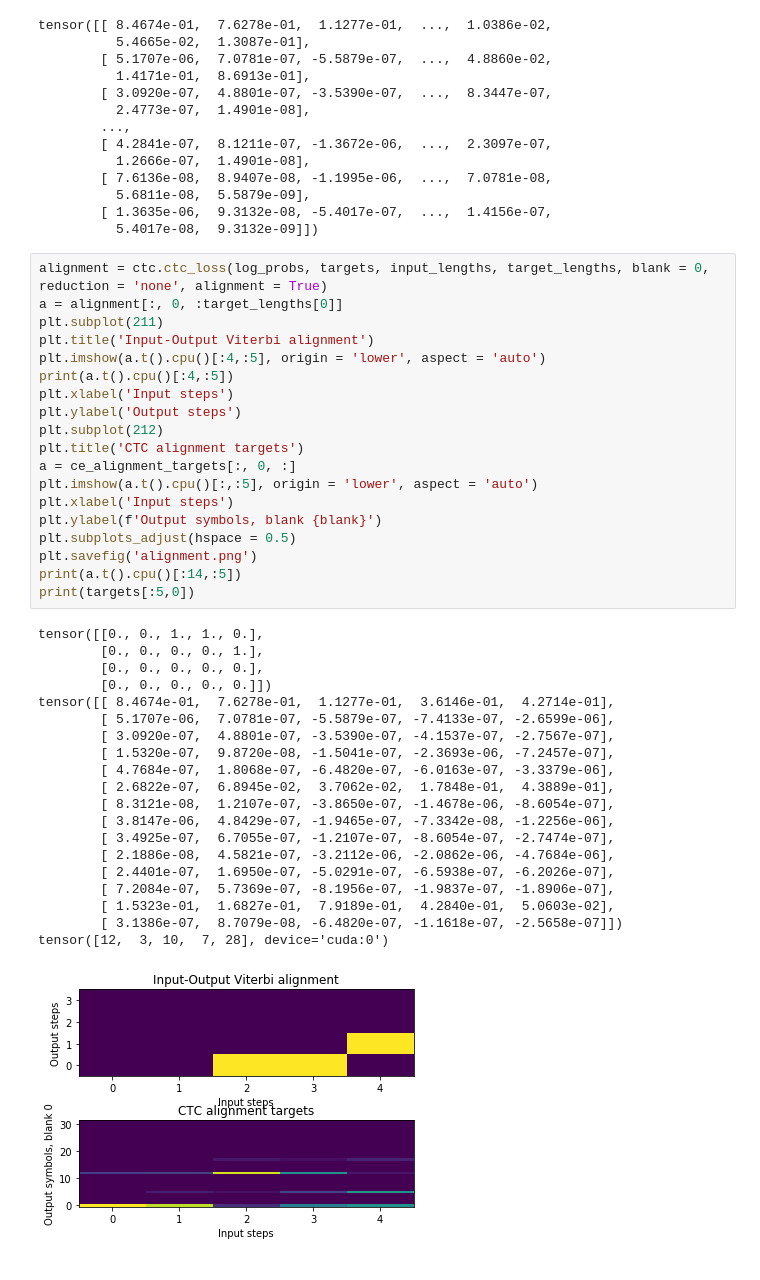
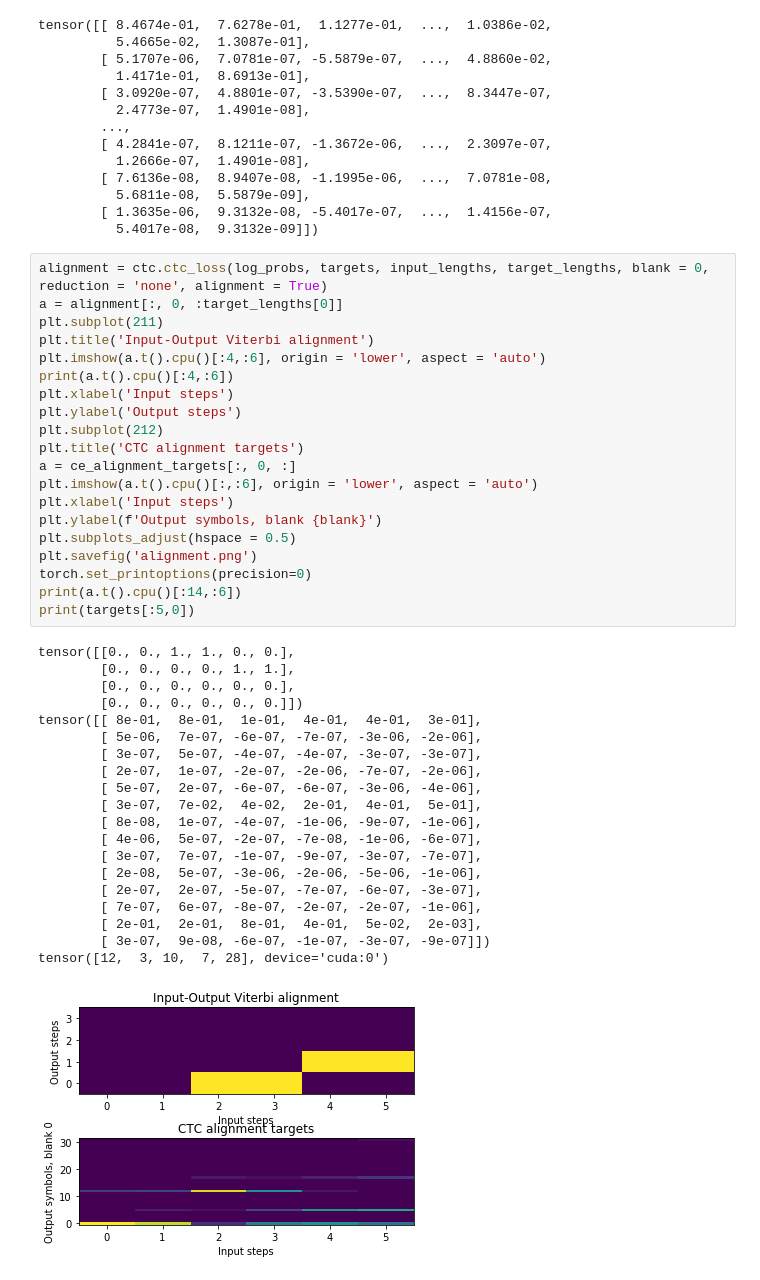
Before and after one commit to qoo/ctc, a Jupyter notebook: example.ipynb, the cells around one changed output. Drawn from its saved outputs; the diff is of its cells as text.

```diff
--- a/example.ipynb
+++ b/example.ipynb
@@ -155,40 +155,41 @@ tensor([[ 8.4674e-01,  7.6278e-01,  1.1277e-01,  ...,  1.0386e-02,
 # %%
 alignment = ctc.ctc_loss(log_probs, targets, input_lengths, target_lengths, blank = 0, reduction = 'none', alignment = True)
 a = alignment[:, 0, :target_lengths[0]]
 plt.subplot(211)
 plt.title('Input-Output Viterbi alignment')
-plt.imshow(a.t().cpu()[:4,:5], origin = 'lower', aspect = 'auto')
-print(a.t().cpu()[:4,:5])
+plt.imshow(a.t().cpu()[:4,:6], origin = 'lower', aspect = 'auto')
+print(a.t().cpu()[:4,:6])
 plt.xlabel('Input steps')
 plt.ylabel('Output steps')
 plt.subplot(212)
 plt.title('CTC alignment targets')
 a = ce_alignment_targets[:, 0, :]
-plt.imshow(a.t().cpu()[:,:5], origin = 'lower', aspect = 'auto')
+plt.imshow(a.t().cpu()[:,:6], origin = 'lower', aspect = 'auto')
 plt.xlabel('Input steps')
 plt.ylabel(f'Output symbols, blank {blank}')
 plt.subplots_adjust(hspace = 0.5)
 plt.savefig('alignment.png')
-print(a.t().cpu()[:14,:5])
+torch.set_printoptions(precision=0)
+print(a.t().cpu()[:14,:6])
 print(targets[:5,0])
 # %% [output]
-tensor([[0., 0., 1., 1., 0.],
-        [0., 0., 0., 0., 1.],
-        [0., 0., 0., 0., 0.],
-        [0., 0., 0., 0., 0.]])
-tensor([[ 8.4674e-01,  7.6278e-01,  1.1277e-01,  3.6146e-01,  4.2714e-01],
-        [ 5.1707e-06,  7.0781e-07, -5.5879e-07, -7.4133e-07, -2.6599e-06],
-        [ 3.0920e-07,  4.8801e-07, -3.5390e-07, -4.1537e-07, -2.7567e-07],
-        [ 1.5320e-07,  9.8720e-08, -1.5041e-07, -2.3693e-06, -7.2457e-07],
-        [ 4.7684e-07,  1.8068e-07, -6.4820e-07, -6.0163e-07, -3.3379e-06],
-        [ 2.6822e-07,  6.8945e-02,  3.7062e-02,  1.7848e-01,  4.3889e-01],
-        [ 8.3121e-08,  1.2107e-07, -3.8650e-07, -1.4678e-06, -8.6054e-07],
-        [ 3.8147e-06,  4.8429e-07, -1.9465e-07, -7.3342e-08, -1.2256e-06],
-        [ 3.4925e-07,  6.7055e-07, -1.2107e-07, -8.6054e-07, -2.7474e-07],
-        [ 2.1886e-08,  4.5821e-07, -3.2112e-06, -2.0862e-06, -4.7684e-06],
-        [ 2.4401e-07,  1.6950e-07, -5.0291e-07, -6.5938e-07, -6.2026e-07],
-        [ 7.2084e-07,  5.7369e-07, -8.1956e-07, -1.9837e-07, -1.8906e-07],
-        [ 1.5323e-01,  1.6827e-01,  7.9189e-01,  4.2840e-01,  5.0603e-02],
-        [ 3.1386e-07,  8.7079e-08, -6.4820e-07, -1.1618e-07, -2.5658e-07]])
+tensor([[0., 0., 1., 1., 0., 0.],
+        [0., 0., 0., 0., 1., 1.],
+        [0., 0., 0., 0., 0., 0.],
+        [0., 0., 0., 0., 0., 0.]])
+tensor([[ 8e-01,  8e-01,  1e-01,  4e-01,  4e-01,  3e-01],
+        [ 5e-06,  7e-07, -6e-07, -7e-07, -3e-06, -2e-06],
+        [ 3e-07,  5e-07, -4e-07, -4e-07, -3e-07, -3e-07],
+        [ 2e-07,  1e-07, -2e-07, -2e-06, -7e-07, -2e-06],
+        [ 5e-07,  2e-07, -6e-07, -6e-07, -3e-06, -4e-06],
+        [ 3e-07,  7e-02,  4e-02,  2e-01,  4e-01,  5e-01],
+        [ 8e-08,  1e-07, -4e-07, -1e-06, -9e-07, -1e-06],
+        [ 4e-06,  5e-07, -2e-07, -7e-08, -1e-06, -6e-07],
+        [ 3e-07,  7e-07, -1e-07, -9e-07, -3e-07, -7e-07],
+        [ 2e-08,  5e-07, -3e-06, -2e-06, -5e-06, -1e-06],
+        [ 2e-07,  2e-07, -5e-07, -7e-07, -6e-07, -3e-07],
+        [ 7e-07,  6e-07, -8e-07, -2e-07, -2e-07, -1e-06],
+        [ 2e-01,  2e-01,  8e-01,  4e-01,  5e-02,  2e-03],
+        [ 3e-07,  9e-08, -6e-07, -1e-07, -3e-07, -9e-07]])
 tensor([12,  3, 10,  7, 28], device='cuda:0')
-[figure, old version]
+[figure, new version]
```
Also changed, not shown: parts of 18 cells of this notebook, 4 other files.
